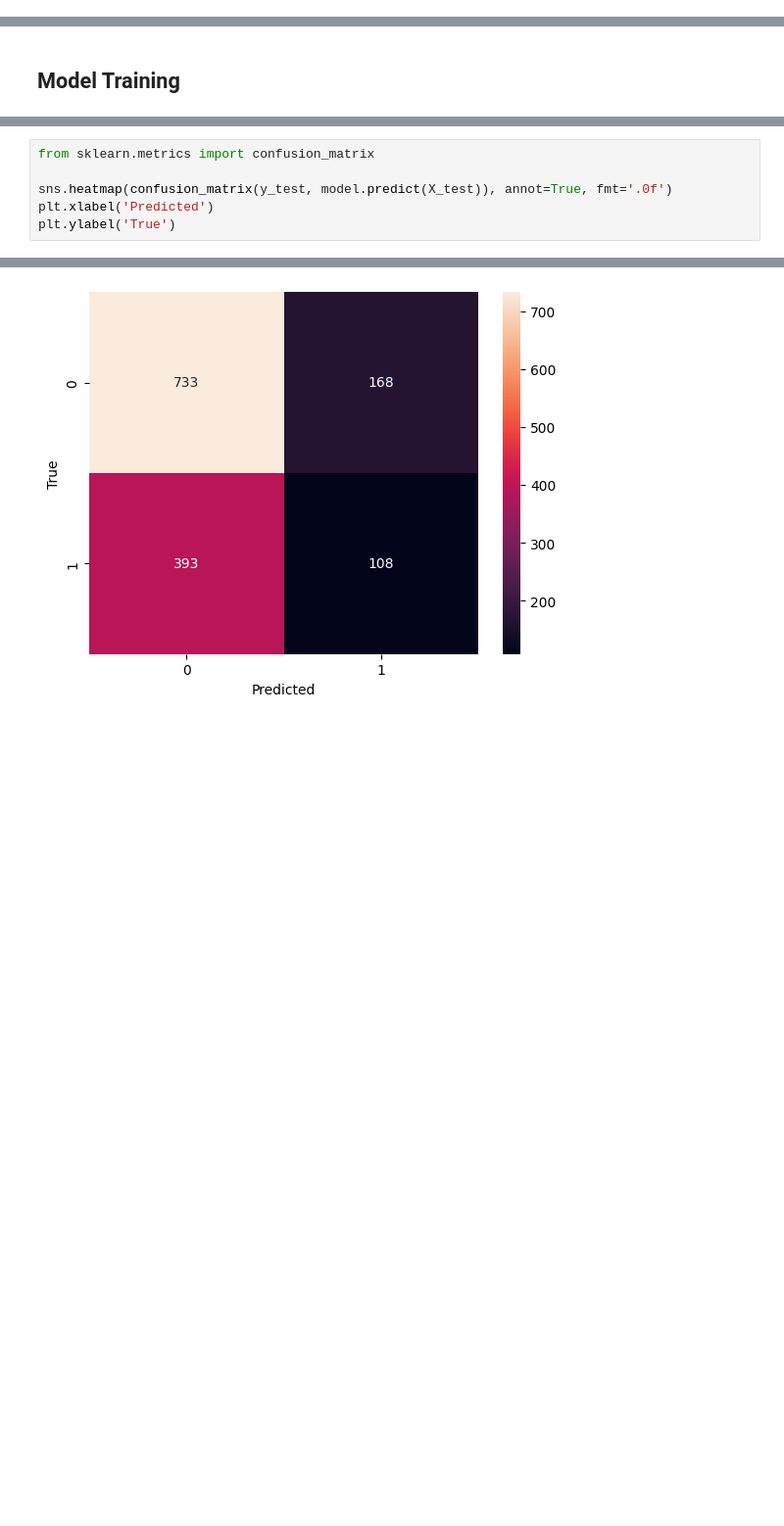
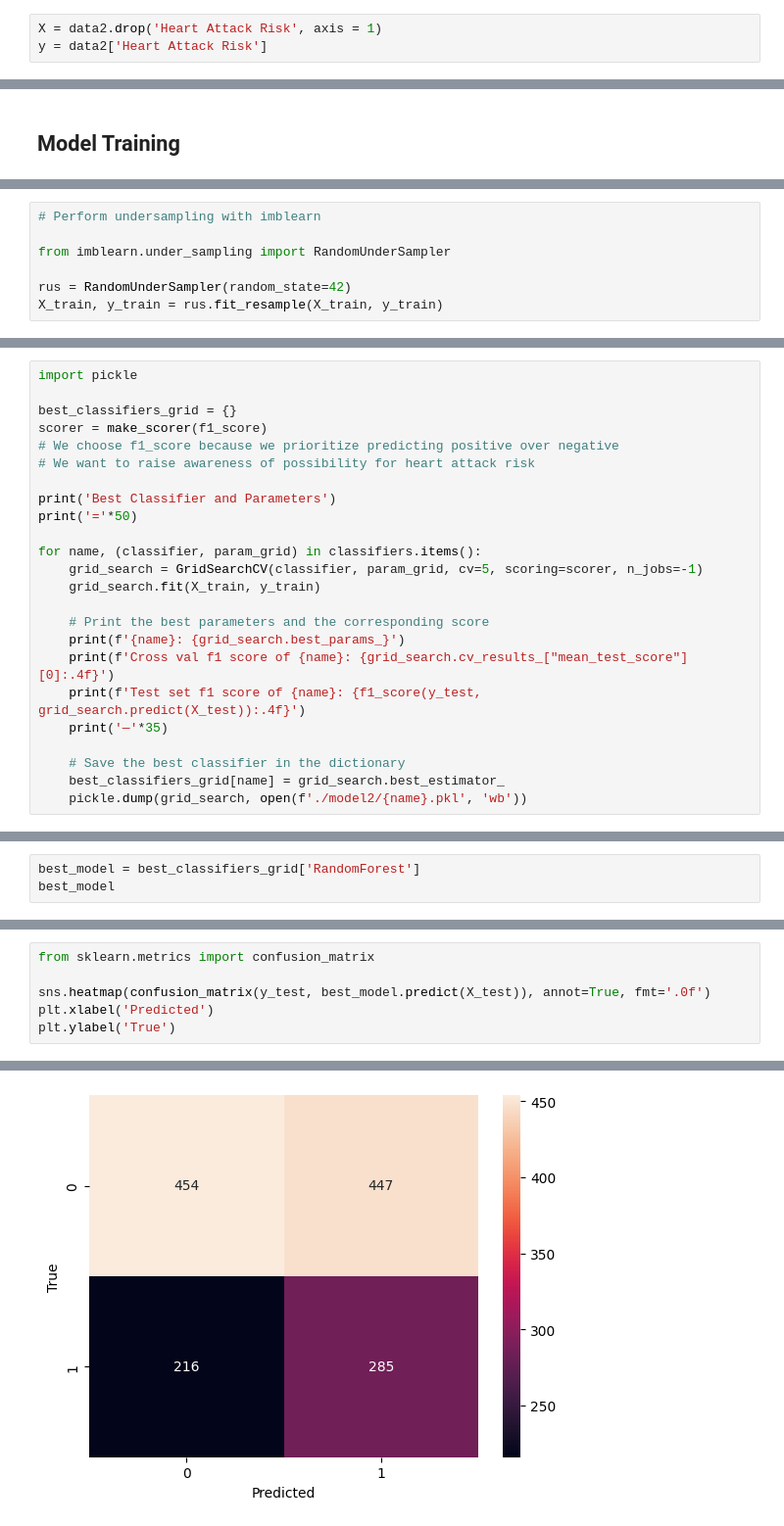
Before and after one commit to thassung/AIT_cp2023, a Jupyter notebook: main.ipynb, the cells around one changed output, grey strips where cells are left out. Shown: that part at 98% size. Drawn from its saved outputs; the diff is of its cells as text; blank space fills up the shorter version.

Commit message:
ensemble models added

```diff
--- a/main.ipynb
+++ b/main.ipynb
@@ -508,0 +627,3 @@ Empty DataFrame
+# %%
+X = data2.drop('Heart Attack Risk', axis = 1)
+y = data2['Heart Attack Risk']
@@ -532,0 +656,7 @@ Cross-validation f1 scores: [0.57130125 0.58110517 0.57040998 0.56110616 0.57359
+# %%
+# Perform undersampling with imblearn
+
+from imblearn.under_sampling import RandomUnderSampler
+
+rus = RandomUnderSampler(random_state=42)
+X_train, y_train = rus.fit_resample(X_train, y_train)
@@ -532,0 +703,24 @@ Cross-validation f1 scores: [0.57130125 0.58110517 0.57040998 0.56110616 0.57359
+# %%
+import pickle
+
+best_classifiers_grid = {}
+scorer = make_scorer(f1_score)
+# We choose f1_score because we prioritize predicting positive over negative
+# We want to raise awareness of possibility for heart attack risk
+
+print('Best Classifier and Parameters')
+print('='*50)
+
+for name, (classifier, param_grid) in classifiers.items():
+    grid_search = GridSearchCV(classifier, param_grid, cv=5, scoring=scorer, n_jobs=-1)
+    grid_search.fit(X_train, y_train)
+
+    # Print the best parameters and the corresponding score
+    print(f'{name}: {grid_search.best_params_}')
+    print(f'Cross val f1 score of {name}: {grid_search.cv_results_["mean_test_score"][0]:.4f}')
+    print(f'Test set f1 score of {name}: {f1_score(y_test, grid_search.predict(X_test)):.4f}')
+    print('—'*35)
+
+    # Save the best classifier in the dictionary
+    best_classifiers_grid[name] = grid_search.best_estimator_
+    pickle.dump(grid_search, open(f'./model2/{name}.pkl', 'wb'))
@@ -532,0 +786,3 @@ Cross-validation f1 scores: [0.57130125 0.58110517 0.57040998 0.56110616 0.57359
+# %%
+best_model = best_classifiers_grid['RandomForest']
+best_model
@@ -533,9 +791,9 @@ Cross-validation f1 scores: [0.57130125 0.58110517 0.57040998 0.56110616 0.57359
 # %%
 from sklearn.metrics import confusion_matrix
 
-sns.heatmap(confusion_matrix(y_test, model.predict(X_test)), annot=True, fmt='.0f')
+sns.heatmap(confusion_matrix(y_test, best_model.predict(X_test)), annot=True, fmt='.0f')
 plt.xlabel('Predicted')
 plt.ylabel('True')
 # %% [output]
 Text(50.722222222222214, 0.5, 'True')
-[figure, old version]
+[figure, new version]
```
Also changed, not shown: parts of 127 cells of this notebook, 19 other files.
